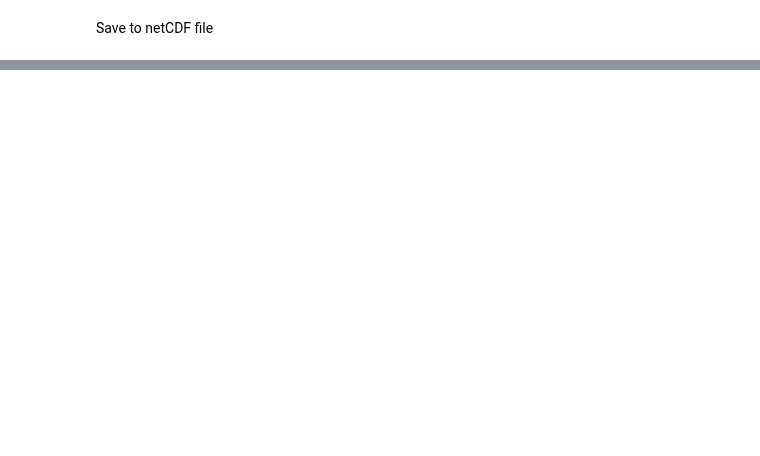
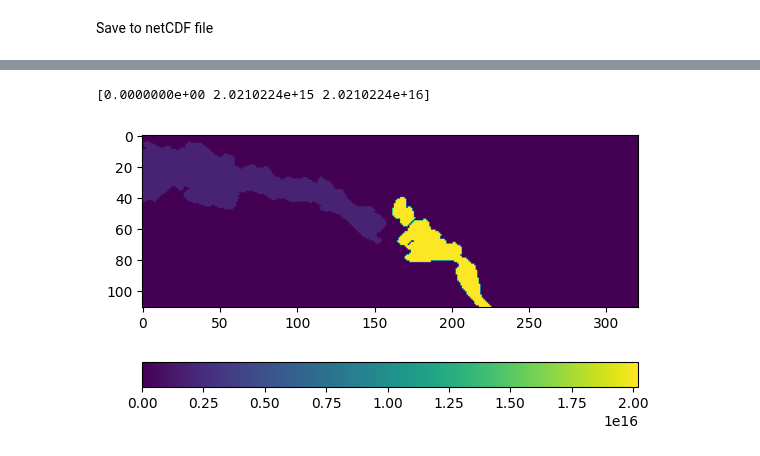
Before and after one commit to romainpilon/cloudbandPy, a Jupyter notebook: notebooks/detection/save2netcdf.ipynb, the cells around one changed output, grey strips where cells are left out. Saved outputs shown, nothing was run; the diff lists cells and outputs as text; code cells hidden in the pictures; blank space fills up the shorter version.

```diff
--- a/notebooks/detection/save2netcdf.ipynb
+++ b/notebooks/detection/save2netcdf.ipynb
@@ -126,0 +123,7 @@ print(nc.num2date(times, "hours since 1900-01-01 00:00:00.0", calendar="gregoria
+# %%
+plt.imshow(cb[1])
+plt.colorbar(orientation='horizontal')
+print(np.unique(cb[1]))
+# %% [output]
+[0.0000000e+00 2.0210224e+15 2.0210224e+16]
+[figure, added]
```
Also changed, not shown: parts of 8 cells of this notebook, 3 other files.
